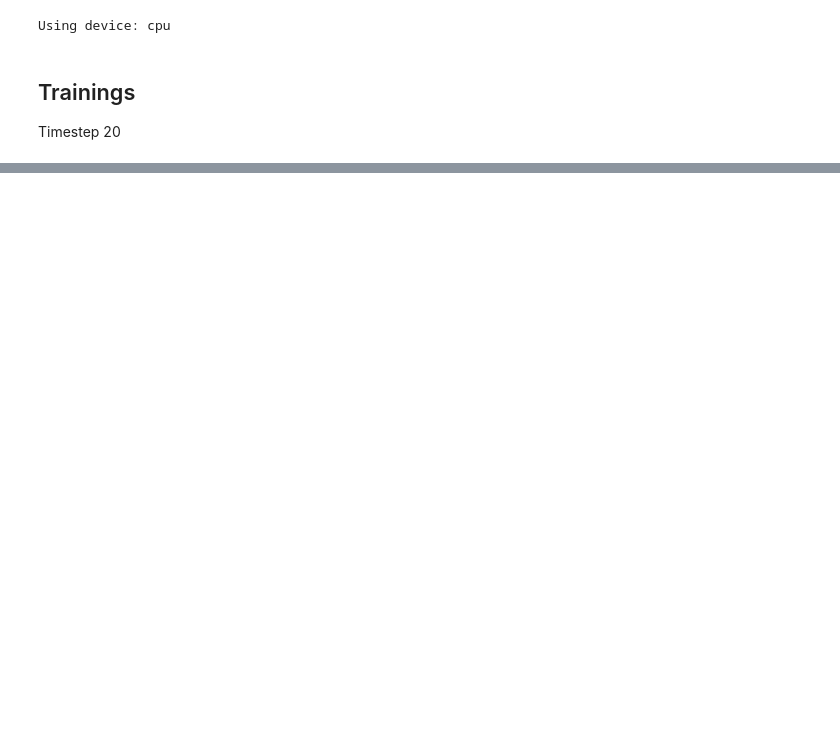
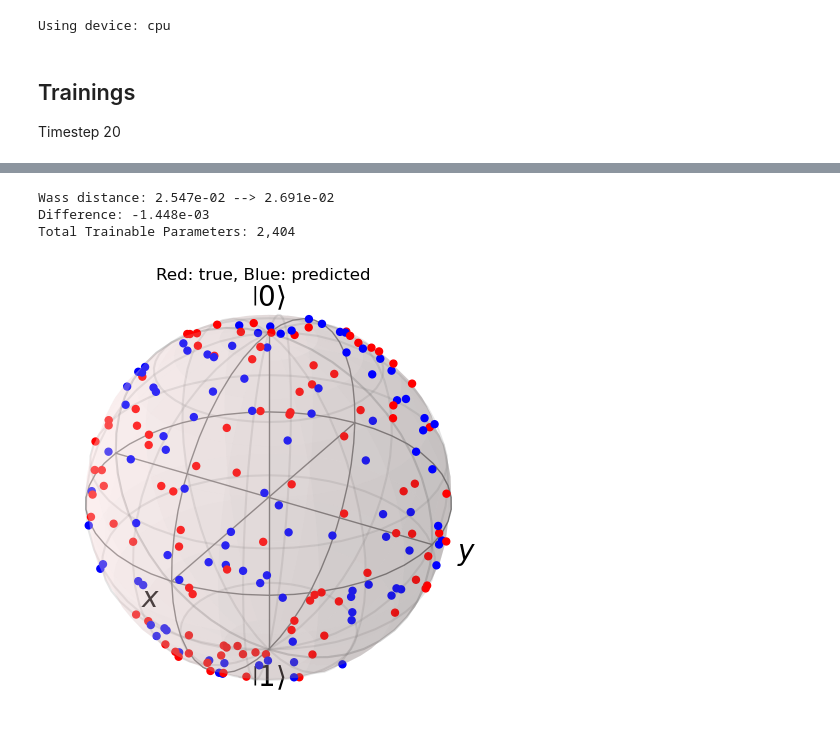
Before and after one commit to alapena/QuantGenMdl, a Jupyter notebook: train_mlp_datagenerator.ipynb, the cells around one changed output, grey strips where cells are left out. Drawn from its saved outputs; the diff is of its cells as text; code cells hidden in the pictures; blank space fills up the shorter version.

Commit message:
Finally a model MLP that works

```diff
--- a/train_mlp_datagenerator.ipynb
+++ b/train_mlp_datagenerator.ipynb
@@ -263,0 +276,45 @@ for epoch in pbar:
+# %%
+# Print the evolution of the wass distance
+X, y = next(iter(val_dataloader))
+x = eval(model, X)
+wass_true = WassDistance(X, y)
+wass_pred = WassDistance(X, x)
+print(f'Wass distance: {wass_true:.3e} --> {wass_pred:.3e}')
+print(f'Difference: {wass_true - wass_pred:.3e}')
+
+# Print some stats of the model
+n_params = sum(p.numel() for p in model.parameters())
+print(f'Total Trainable Parameters: {n_params:,}')
+
+# Bloch visualize on the forward noise process
+filename = f'bestmodel_{TIMESTEP}.pt'
+input_feats, n_hidden_layers, output_feats = 2**n_qubits, 3, 2**n_qubits
+checkpoint = torch.load(savedir/filename)
+model_finetuned = MLP(input_feats, n_hidden_layers, output_feats).to(device)
+model_finetuned.load_state_dict(checkpoint['model_state_dict'])
+
+fig, ax = plt.subplots(subplot_kw={'projection': '3d'})
+b = Bloch(fig=fig, axes=ax)
+
+# y = states_diffused[TIMESTEP-1].numpy()
+y = y.detach().cpu().numpy()
+red_points = bloch_xyz(y) # True
+
+# X = states_diffused[TIMESTEP]
+# x = eval(model_finetuned, X)
+x = x.detach().cpu().numpy()
+blue_points = bloch_xyz(x)
+
+all_points = [np.concatenate((red_points[i], blue_points[i])) for i in range(3)]
+b.add_points(all_points)
+b.point_color = ['r']*red_points[0].shape[0] + ['b']*blue_points[0].shape[0]
+b.point_style = 'm'
+
+b.render()
+ax.set_title(f'Red: true, Blue: predicted')
+plt.tight_layout()
+# %% [output]
+Wass distance: 2.547e-02 --> 2.691e-02
+Difference: -1.448e-03
+Total Trainable Parameters: 2,404
+[figure, added]
```
Also changed, not shown: parts of 45 cells of this notebook.
